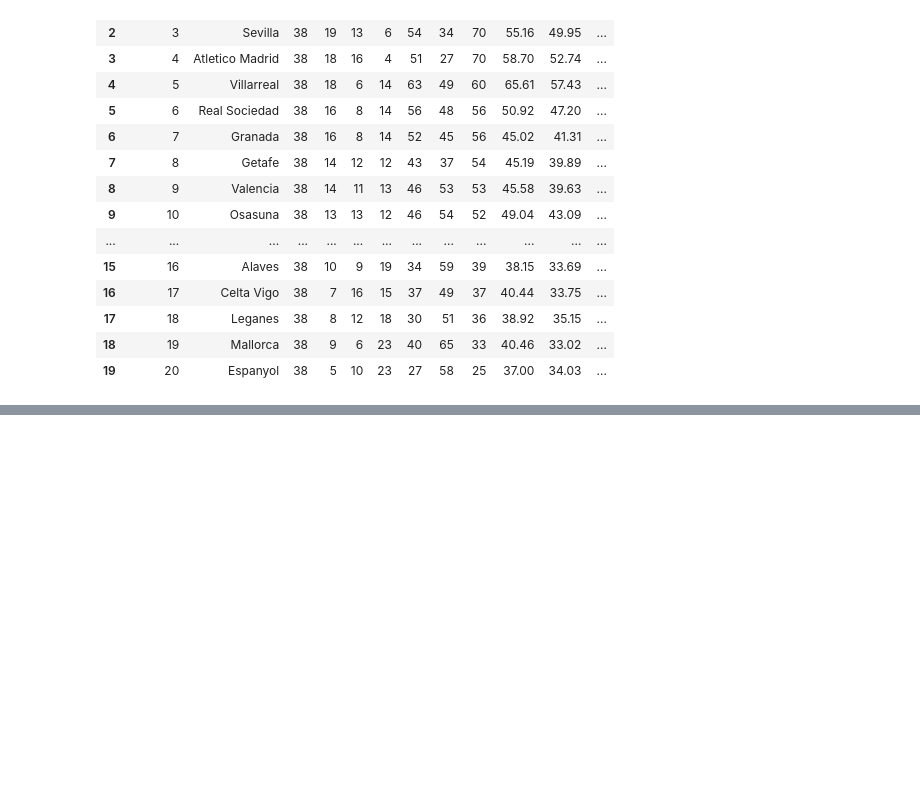
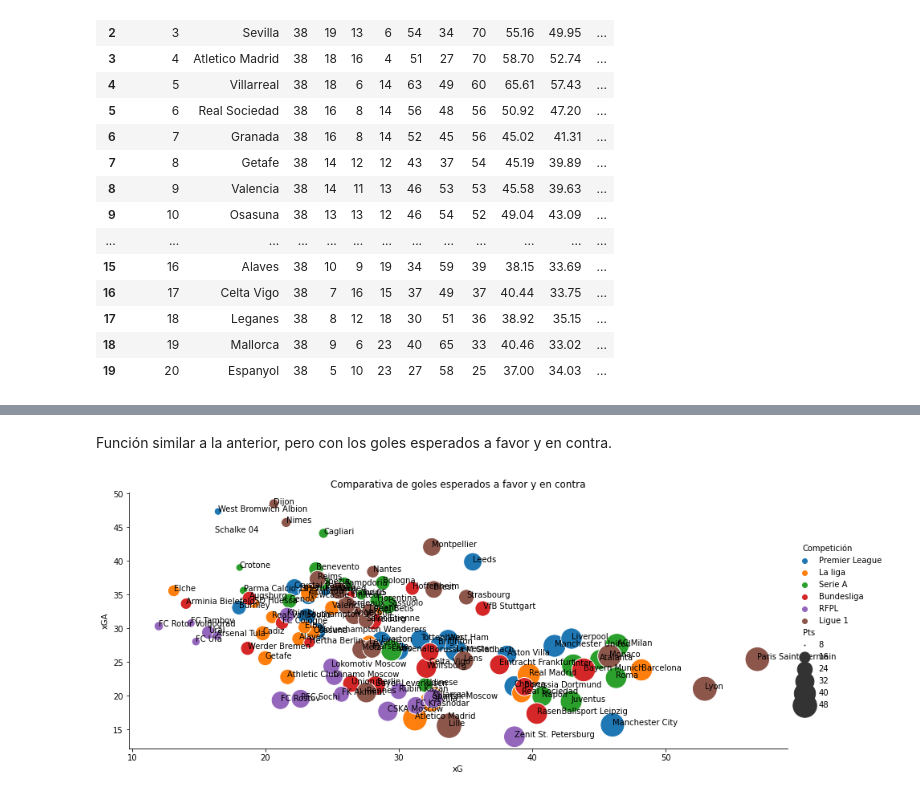
Before and after one commit to victorballesteros8/understat-futbol, a Jupyter notebook: Understat.ipynb, the cells around one changed output, grey strips where cells are left out. Saved outputs shown, nothing was run; the diff lists cells and outputs as text; code cells hidden in the pictures; blank space fills up the shorter version.

```diff
--- a/Understat.ipynb
+++ b/Understat.ipynb
@@ -219,0 +416,27 @@ datos_completos
+# %% [markdown]
+Función similar a la anterior, pero con los goles esperados a favor y en contra.
+# %%
+def competiciones_xg(año):
+    Premier = clasificacion("Premier League", año)
+    Premier["Competición"]="Premier League"
+    Liga = clasificacion("La liga", año)
+    Liga["Competición"]="La liga"
+    SerieA = clasificacion("Serie A", año)
+    SerieA["Competición"]="Serie A"
+    Bundesliga = clasificacion("Bundesliga", año)
+    Bundesliga["Competición"]="Bundesliga"
+    RFPL = clasificacion("RFPL", año)
+    RFPL["Competición"]="RFPL"
+    Ligue1 = clasificacion("Ligue 1", año)
+    Ligue1["Competición"]="Ligue 1"
+    Todas = pd.concat([Premier, Liga, SerieA, Bundesliga, RFPL, Ligue1])
+
+    ax = sns.relplot(x=Todas["xG"], y=Todas["xGA"], size=Todas.Pts, sizes=(1, 1000), data=Todas, hue=Todas.Competición, aspect = 24/10)
+    plt.title('Comparativa de goles esperados a favor y en contra')
+    label_point(Todas["xG"], Todas["xGA"], Todas.Equipo, plt.gca())
+
+    return plt.show()
+
+competiciones_xg("2020")
+# %% [output]
+[figure, added]
```
Also changed, not shown: parts of 25 cells of this notebook.
